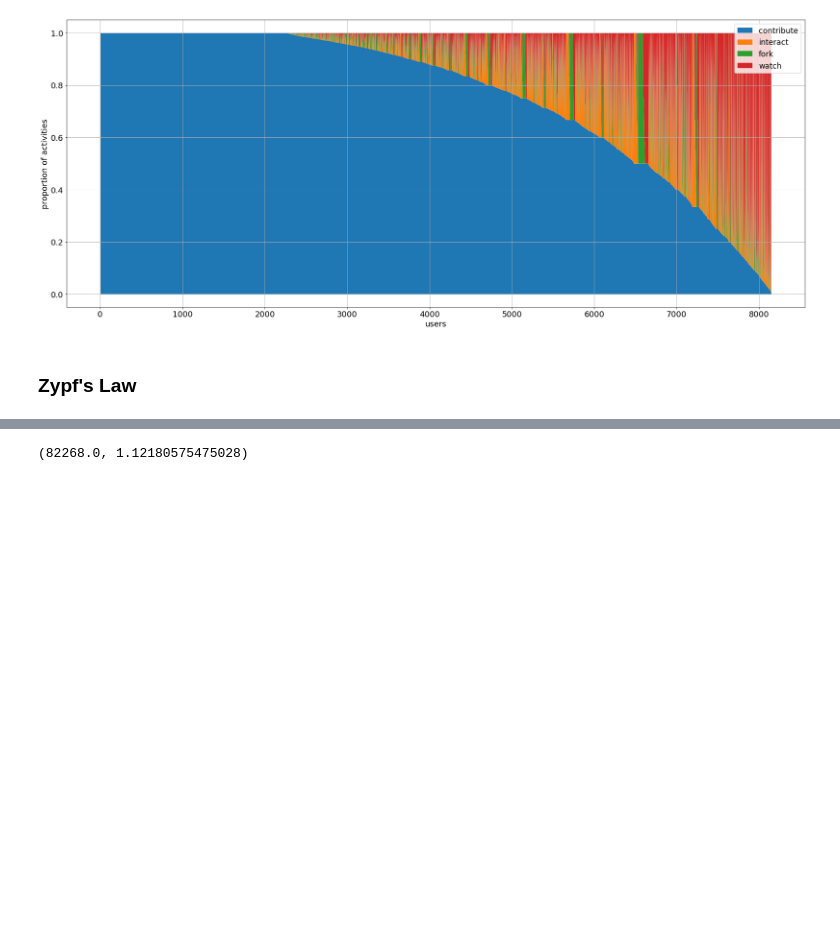
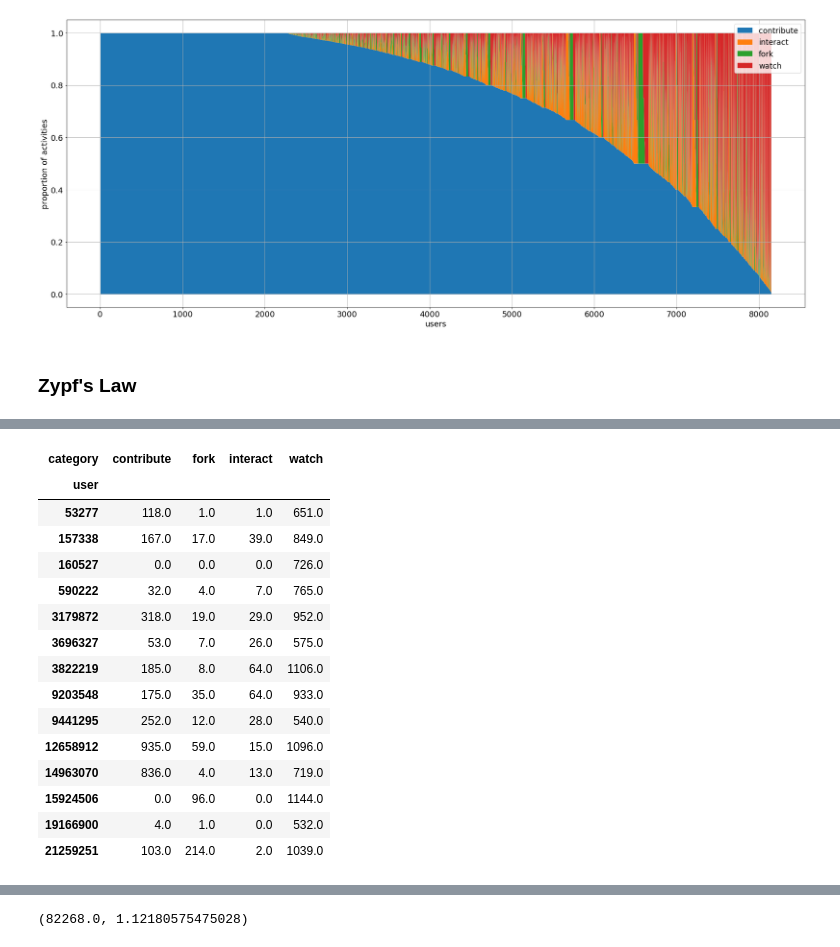
Before and after one commit to gaspa93/OSS-2018, a Jupyter notebook: Extract Global Statistics.ipynb, the cells around one changed output, grey strips where cells are left out. Saved outputs shown, nothing was run; the diff lists cells and outputs as text; code cells hidden in the pictures; blank space fills up the shorter version.

```diff
--- a/Extract Global Statistics.ipynb
+++ b/Extract Global Statistics.ipynb
@@ -304,0 +305,19 @@ plt.legend()
+# %%
+u_distr[u_distr['watch'] >= 500]
+# %% [output]
+| category | contribute | fork | interact | watch |
+| user |  |  |  |  |
+| 53277 | 118.0 | 1.0 | 1.0 | 651.0 |
+| 157338 | 167.0 | 17.0 | 39.0 | 849.0 |
+| 160527 | 0.0 | 0.0 | 0.0 | 726.0 |
+| 590222 | 32.0 | 4.0 | 7.0 | 765.0 |
+| 3179872 | 318.0 | 19.0 | 29.0 | 952.0 |
+| 3696327 | 53.0 | 7.0 | 26.0 | 575.0 |
+| 3822219 | 185.0 | 8.0 | 64.0 | 1106.0 |
+| 9203548 | 175.0 | 35.0 | 64.0 | 933.0 |
+| 9441295 | 252.0 | 12.0 | 28.0 | 540.0 |
+| 12658912 | 935.0 | 59.0 | 15.0 | 1096.0 |
+| 14963070 | 836.0 | 4.0 | 13.0 | 719.0 |
+| 15924506 | 0.0 | 96.0 | 0.0 | 1144.0 |
+| 19166900 | 4.0 | 1.0 | 0.0 | 532.0 |
+| 21259251 | 103.0 | 214.0 | 2.0 | 1039.0 |
```
Also changed, not shown: parts of 5 cells of this notebook, 2 other files.
